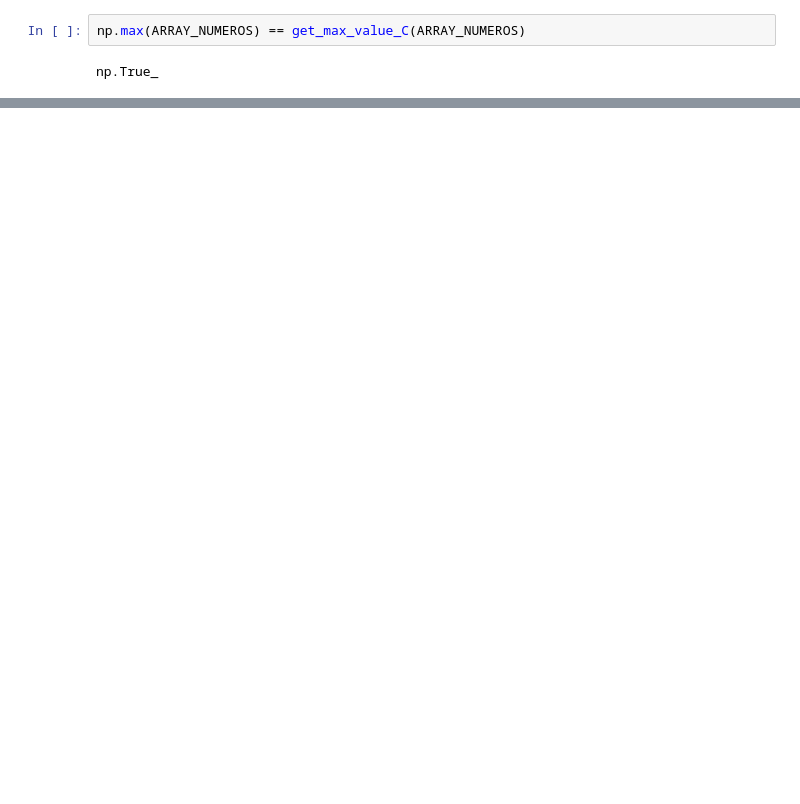
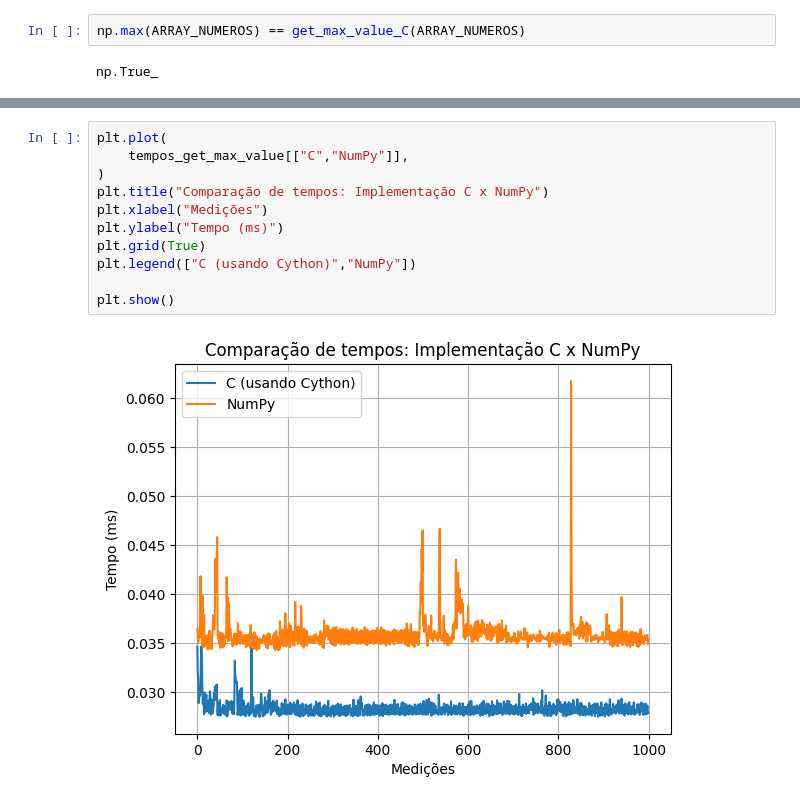
Before and after one commit to marcuscostagraciano/TCC-BSI, a Jupyter notebook: main.ipynb, the cells around one changed output, grey strips where cells are left out. Drawn from its saved outputs; the diff is of its cells as text; blank space fills up the shorter version.

```diff
--- a/main.ipynb
+++ b/main.ipynb
@@ -101,0 +133,13 @@ sns.lineplot(
+# %%
+plt.plot(
+    tempos_get_max_value[["C","NumPy"]],
+)
+plt.title("Comparação de tempos: Implementação C x NumPy")
+plt.xlabel("Medições")
+plt.ylabel("Tempo (ms)")
+plt.grid(True)
+plt.legend(["C (usando Cython)","NumPy"])
+
+plt.show()
+# %% [output]
+[figure, added]
```
Also changed, not shown: parts of 17 cells of this notebook.
